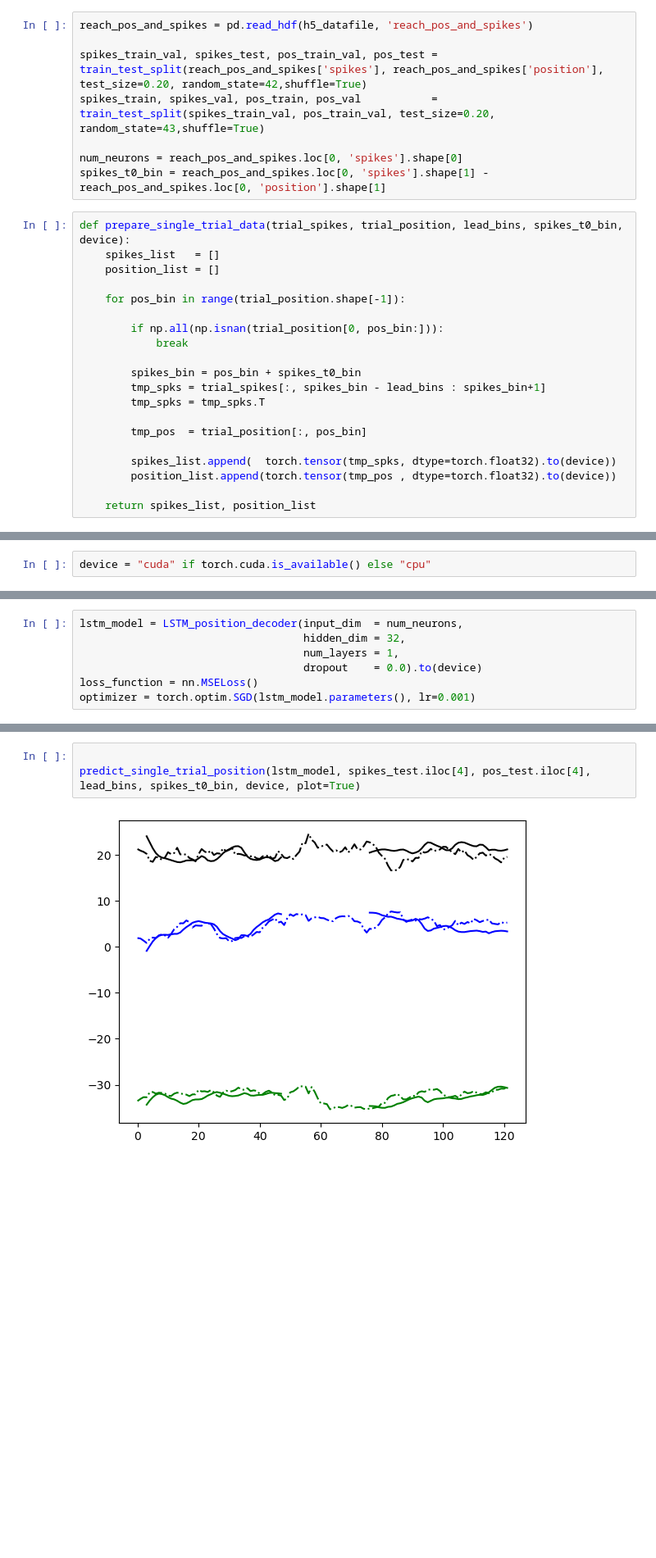
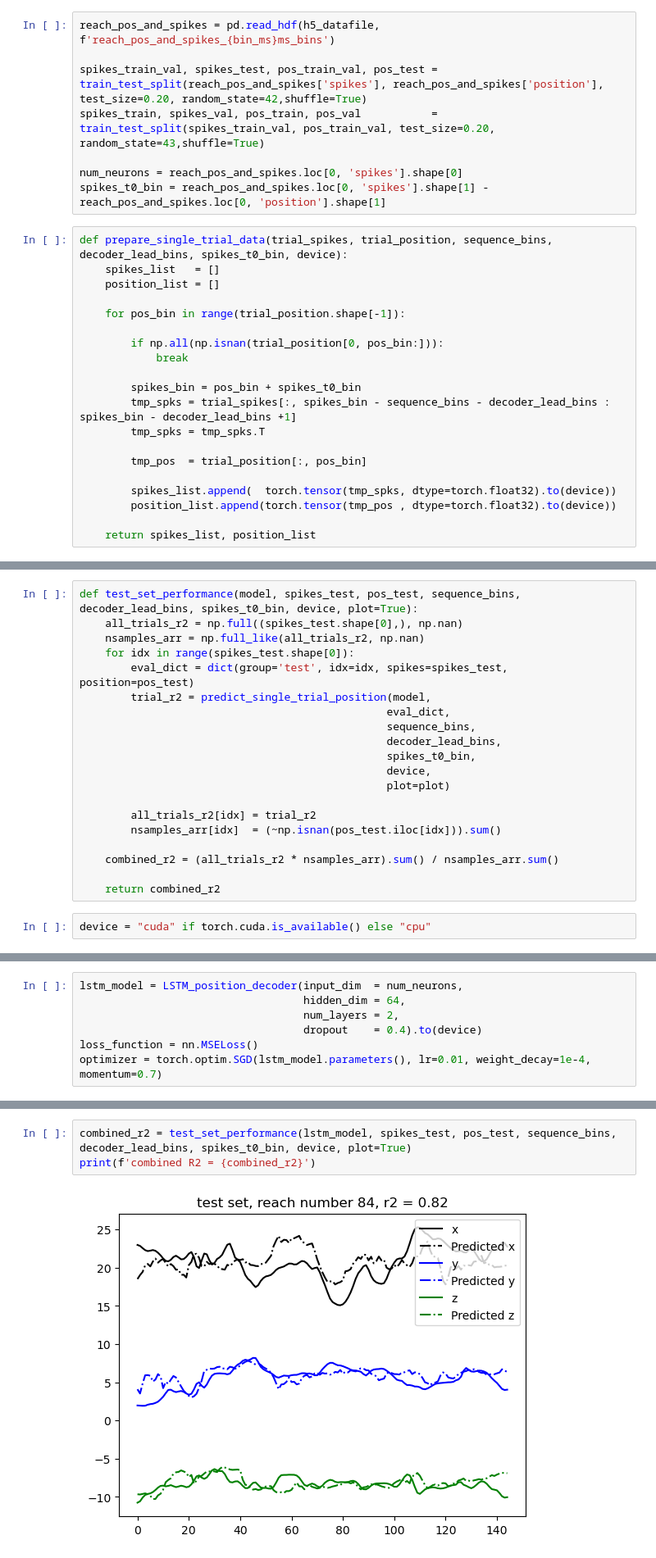
Before and after one commit to daltondm/decoding_movement_from_neural_spiking_data, a Jupyter notebook: decoding_movment_with_LSTMs.ipynb, the cells around one changed output, grey strips where cells are left out. Shown at 82% size. Drawn from its saved outputs; the diff is of its cells as text; blank space fills up the shorter version.

Commit message:
improved model, started documentation

```diff
--- a/decoding_movment_with_LSTMs.ipynb
+++ b/decoding_movment_with_LSTMs.ipynb
@@ -25,5 +47,5 @@ lead_bins = int(lead_time_ms / bin_ms)
 # %%
-reach_pos_and_spikes = pd.read_hdf(h5_datafile, 'reach_pos_and_spikes')
+reach_pos_and_spikes = pd.read_hdf(h5_datafile, f'reach_pos_and_spikes_{bin_ms}ms_bins')
 
 spikes_train_val, spikes_test, pos_train_val, pos_test = train_test_split(reach_pos_and_spikes['spikes'], reach_pos_and_spikes['position'], test_size=0.20, random_state=42,shuffle=True)
 spikes_train, spikes_val, pos_train, pos_val           = train_test_split(spikes_train_val, pos_train_val, test_size=0.20, random_state=43,shuffle=True)
@@ -31,7 +53,7 @@ spikes_train, spikes_val, pos_train, pos_val           = train_test_split(spikes
 num_neurons = reach_pos_and_spikes.loc[0, 'spikes'].shape[0]
 spikes_t0_bin = reach_pos_and_spikes.loc[0, 'spikes'].shape[1] - reach_pos_and_spikes.loc[0, 'position'].shape[1]
 # %%
-def prepare_single_trial_data(trial_spikes, trial_position, lead_bins, spikes_t0_bin, device):
+def prepare_single_trial_data(trial_spikes, trial_position, sequence_bins, decoder_lead_bins, spikes_t0_bin, device):
     spikes_list   = []
     position_list = []
 
@@ -41,7 +63,7 @@ def prepare_single_trial_data(trial_spikes, trial_position, lead_bins, spikes_t0
             break
 
         spikes_bin = pos_bin + spikes_t0_bin
-        tmp_spks = trial_spikes[:, spikes_bin - lead_bins : spikes_bin+1]
+        tmp_spks = trial_spikes[:, spikes_bin - sequence_bins - decoder_lead_bins : spikes_bin - decoder_lead_bins +1]
         tmp_spks = tmp_spks.T
 
         tmp_pos  = trial_position[:, pos_bin]
@@ -63,3 +116,23 @@ def plot_pred_vs_true_pos(position_pred, position_true):
+# %%
+def test_set_performance(model, spikes_test, pos_test, sequence_bins, decoder_lead_bins, spikes_t0_bin, device, plot=True):
+    all_trials_r2 = np.full((spikes_test.shape[0],), np.nan)
+    nsamples_arr = np.full_like(all_trials_r2, np.nan)
+    for idx in range(spikes_test.shape[0]):
+        eval_dict = dict(group='test', idx=idx, spikes=spikes_test, position=pos_test)
+        trial_r2 = predict_single_trial_position(model,
+                                                eval_dict,
+                                                sequence_bins,
+                                                decoder_lead_bins,
+                                                spikes_t0_bin,
+                                                device,
+                                                plot=plot)
+
+        all_trials_r2[idx] = trial_r2
+        nsamples_arr[idx]  = (~np.isnan(pos_test.iloc[idx])).sum()
+
+    combined_r2 = (all_trials_r2 * nsamples_arr).sum() / nsamples_arr.sum()
+
+    return combined_r2
 # %%
 device = "cuda" if torch.cuda.is_available() else "cpu"
 # %%
@@ -83,8 +156,8 @@ class LSTM_position_decoder(nn.Module):
         return position_out
 # %%
 lstm_model = LSTM_position_decoder(input_dim  = num_neurons,
-                                   hidden_dim = 32,
-                                   num_layers = 1,
-                                   dropout    = 0.0).to(device)
+                                   hidden_dim = 64,
+                                   num_layers = 2,
+                                   dropout    = 0.4).to(device)
 loss_function = nn.MSELoss()
-optimizer = torch.optim.SGD(lstm_model.parameters(), lr=0.001)
+optimizer = torch.optim.SGD(lstm_model.parameters(), lr=0.01, weight_decay=1e-4, momentum=0.7)
@@ -226,5 +317,5 @@ KeyboardInterrupt:
 # %%
-
-predict_single_trial_position(lstm_model, spikes_test.iloc[4], pos_test.iloc[4], lead_bins, spikes_t0_bin, device, plot=True)
+combined_r2 = test_set_performance(lstm_model, spikes_test, pos_test, sequence_bins, decoder_lead_bins, spikes_t0_bin, device, plot=True)
+print(f'combined R2 = {combined_r2}')
 # %% [output]
-[figure, old version]
+[figure, new version]
```
Also changed, not shown: parts of 11 cells of this notebook, 1 other file.
